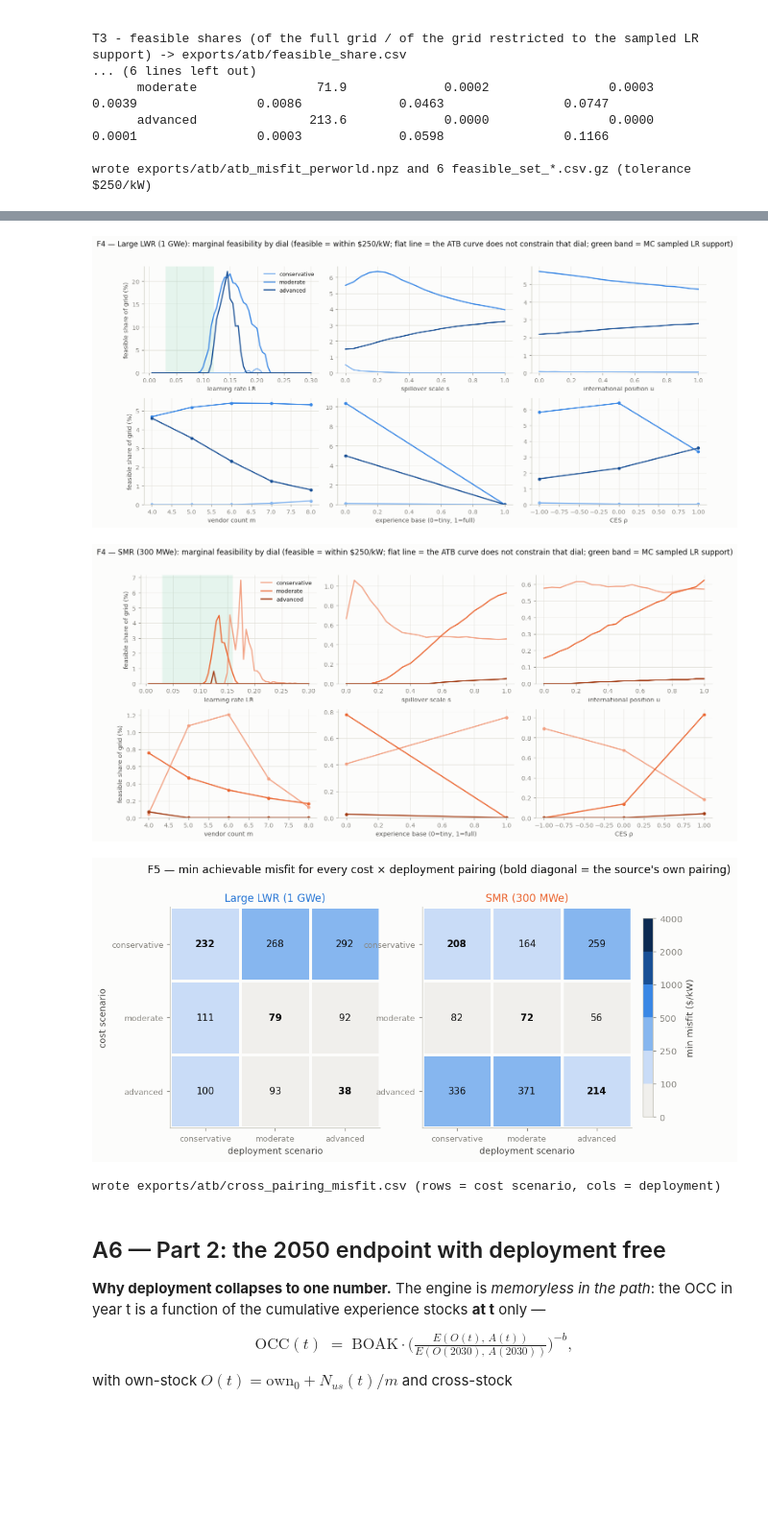
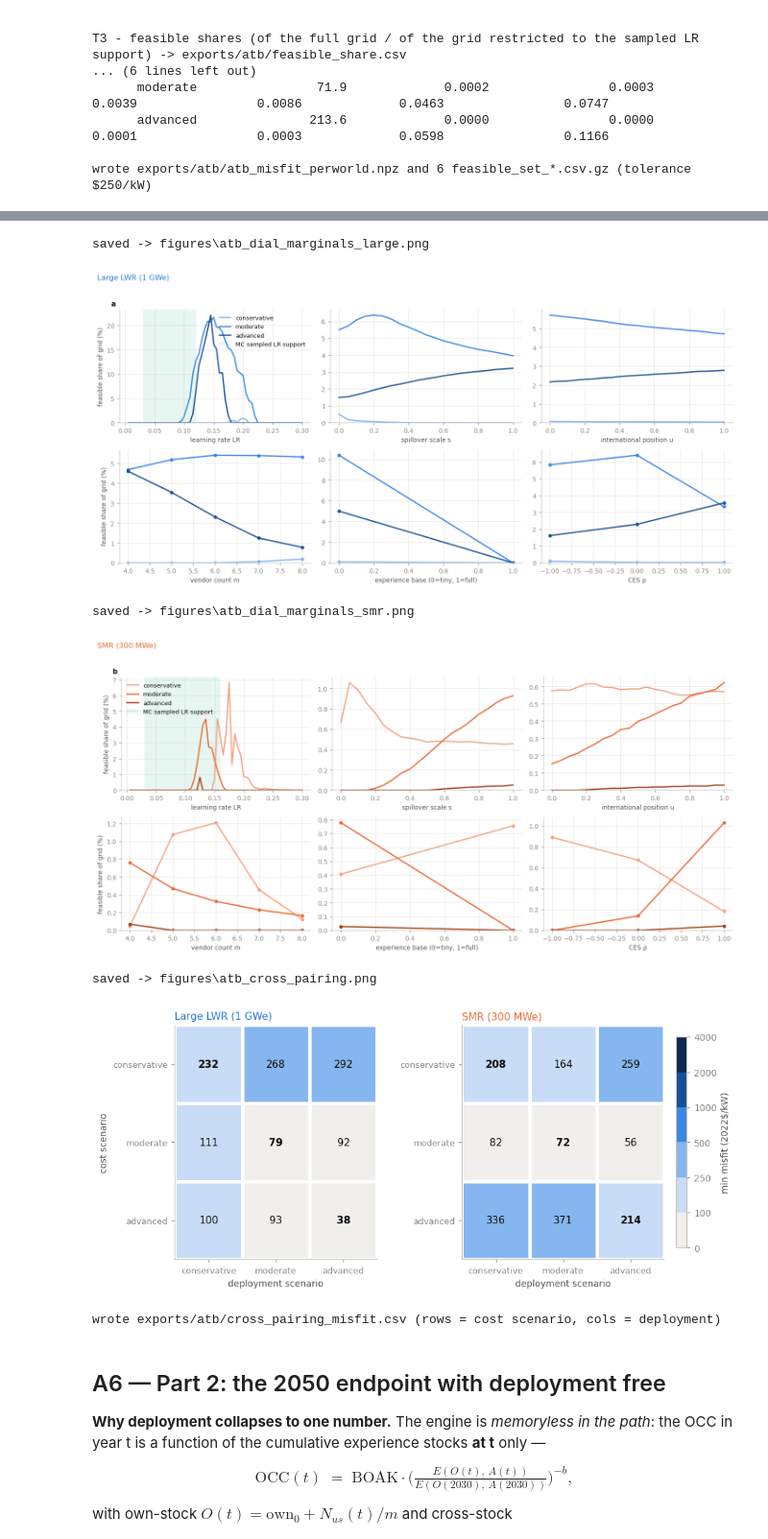
Before and after one commit to Ethan-s-PhD/ReEDS-nuclear-learning, a Jupyter notebook: z-ethan/mc/atb_parameter_space.ipynb, the cells around one changed output, grey strips where cells are left out. Shown at 96% size. Saved outputs shown, nothing was run; the diff lists cells and outputs as text; code cells hidden in the pictures; blank space fills up the shorter version.

```diff
--- a/z-ethan/mc/atb_parameter_space.ipynb
+++ b/z-ethan/mc/atb_parameter_space.ipynb
@@ -463,7 +465,7 @@ ATB_NAME = {"large": "nuclear", "smr": "nuclear-smr"}
 PC_DIR = REPO_ROOT / "inputs" / "plant_characteristics"
 
 def atb_capcost(tech, scen):
-    """ATB 2024 capcost on the YEARS grid ($/kW 2022, IDC-exclusive)."""
+    """ATB 2024 capcost on the YEARS grid (2022$/kW, idc-exclusive)."""
     f = PC_DIR / f"{ATB_NAME[tech]}_ATB_2024_{scen}.csv"
     return pd.read_csv(f).set_index("t")["capcost"].loc[YEARS].to_numpy(float)
 
@@ -829,6 +836,7 @@ for tech in TECH:
             zmin = g[:, conv_val].min(axis=(0, 1, 4))                  # (lr, s)
             pc = ax.pcolormesh(LR_GRID, S21, zmin.T, cmap=CMAP_SEQ, norm=_norm,
                                shading="nearest")
+            ax.grid(False)                                             # house heatmap rule
             if (zmin <= TOL).any():
                 ax.contour(LR_GRID, S21, zmin.T, levels=[TOL], colors=[C_SMR], linewidths=1.6)
             ax.axvspan(TECH[tech]["lr_lo"], TECH[tech]["lr_hi"], color=C_TINY, alpha=0.10, lw=0)
@@ -840,13 +848,17 @@ for tech in TECH:
                 ax.set_ylabel(f"{conv_name}\nspillover scale s")
             if r == 1:
                 ax.set_xlabel("firm-level learning rate LR")
-    handles = [Patch(facecolor=C_TINY, alpha=0.18, label="MC sampled LR support"),
+    # Paper Fig5 panel letters are stamped at source (house rule): the composition's first
+    # panel takes "a"; this figure contributes "b" (large) / "c" (smr).
+    ps.panel_letter(axes[0, 0], "b" if tech == "large" else "c")
+    # Legend glyph matches the drawing: the LR support reads as the dotted edge lines
+    # (the alpha-0.10 span is invisible over the heatmap), so the key shows a dotted line.
+    handles = [Line2D([], [], color=C_TINY, lw=1.0, ls=":", label="MC sampled LR support"),
                Line2D([], [], color=C_SMR, lw=1.6, label=f"${TOL:.0f}/kW feasibility contour")]
     fig.legend(handles=handles, loc="upper right", fontsize=8.5, bbox_to_anchor=(0.99, 1.035))
     cb = fig.colorbar(pc, ax=axes, shrink=0.85, pad=0.015)
-    cb.set_label("min misfit over (u, m, ρ)  ($/kW)")
-    fig.suptitle(f"F3 — where the ATB {TECH_LABEL[tech]} trajectories are reachable: "
-                 "misfit over learning rate × spillover, by experience base", y=1.04)
-    fig.savefig(FIGURES / f"atb_feasible_maps_{tech}.png", dpi=200, bbox_inches="tight")
+    cb.set_label("min misfit over (u, m, ρ)  (2022$/kW)")
+    fig.suptitle(TECH_LABEL[tech], color=TECH_COLOR[tech], x=0.01, ha="left", y=1.04)
+    ps.savefig(fig, FIGURES / f"atb_feasible_maps_{tech}.png")
     plt.show()
 # %% [output]
@@ -874,21 +888,25 @@ for tech in TECH:
                     marker="o" if dial in ("ces_rho", "conv_full", "n_vendors") else None,
                     ms=4, label=scen)
         if dial == "lr":
-            ax.axvspan(TECH[tech]["lr_lo"], TECH[tech]["lr_hi"], color=C_TINY, alpha=0.10, lw=0)
+            ax.axvspan(TECH[tech]["lr_lo"], TECH[tech]["lr_hi"], color=C_TINY, alpha=0.10, lw=0,
+                       label="MC sampled LR support")
         ax.set_xlabel(_XLAB[dial])
         ax.set_ylim(bottom=0)
     axes[0, 0].set_ylabel("feasible share of grid (%)")
     axes[1, 0].set_ylabel("feasible share of grid (%)")
     axes[0, 0].legend(fontsize=8.5)
-    fig.suptitle(f"F4 — {TECH_LABEL[tech]}: marginal feasibility by dial "
-                 f"(feasible = within ${TOL:.0f}/kW; flat line = the ATB curve does not "
-                 "constrain that dial; green band = MC sampled LR support)", y=1.02)
+    fig.suptitle(TECH_LABEL[tech], color=TECH_COLOR[tech], x=0.01, ha="left", y=1.02)
+    # SF16 pastes these two figures side by side; letters are stamped at source ("a" large,
+    # "b" smr) because composition-level letters collided with the tech block titles.
+    ps.panel_letter(axes[0, 0], "a" if tech == "large" else "b")
     fig.tight_layout()
-    fig.savefig(FIGURES / f"atb_dial_marginals_{tech}.png", dpi=200, bbox_inches="tight")
+    ps.savefig(fig, FIGURES / f"atb_dial_marginals_{tech}.png")
     plt.show()
 # %% [output]
+saved -> figures\atb_dial_marginals_large.png
-[figure, old version]
+[figure, new version]
+saved -> figures\atb_dial_marginals_smr.png
-[figure, old version]
+[figure, new version]
 # %%
 # F5 - the 3x3 cross-pairing check: min achievable misfit for every cost x deployment pairing.
 # The matched diagonal should be (near) the row minimum if the source's pairing is coherent;
@@ -901,39 +919,40 @@ for tech in TECH:
             mat[i, j] = misfit(tech, cost_scen, dep_scen).min()
     cross[tech] = mat
 
 fig, axes = plt.subplots(1, 2, figsize=(10.5, 4.2))
 _levels5 = [0, 100, 250, 500, 1000, 2000, 4000]
 _norm5 = BoundaryNorm(_levels5, CMAP_SEQ.N)
 for ax, tech in zip(axes, TECH):
     mat = cross[tech]
     pc = ax.pcolormesh(np.arange(4), np.arange(4), mat, cmap=CMAP_SEQ, norm=_norm5,
                        edgecolors=SURFACE, linewidth=2)
     for i in range(3):
         for j in range(3):
             dark = mat[i, j] >= 500
             ax.text(j + 0.5, i + 0.5, f"{mat[i, j]:,.0f}", ha="center", va="center",
                     fontsize=10, color=SURFACE if dark else INK,
                     fontweight="bold" if i == j else "normal")
     ax.set_xticks(np.arange(3) + 0.5, SCEN_ORDER, fontsize=8.5)
     ax.set_yticks(np.arange(3) + 0.5, SCEN_ORDER, fontsize=8.5)
     ax.set_xlabel("deployment scenario")
     ax.set_ylabel("cost scenario" if tech == "large" else None)
     ax.set_title(TECH_LABEL[tech], color=TECH_COLOR[tech])
     ax.invert_yaxis()
     ax.grid(False)
-fig.colorbar(pc, ax=axes, shrink=0.9, pad=0.02).set_label("min misfit ($/kW)")
-fig.suptitle("F5 — min achievable misfit for every cost × deployment pairing "
-             "(bold diagonal = the source's own pairing)", y=1.03)
-fig.savefig(FIGURES / "atb_cross_pairing.png", dpi=200, bbox_inches="tight")
+# Widen the panel gap so the right panel's scenario tick labels clear the left panel.
+fig.subplots_adjust(wspace=0.42)
+fig.colorbar(pc, ax=axes, shrink=0.9, pad=0.02).set_label("min misfit (2022$/kW)")
+ps.savefig(fig, FIGURES / "atb_cross_pairing.png")
 plt.show()
 
 pd.concat({t: pd.DataFrame(cross[t], index=SCEN_ORDER, columns=SCEN_ORDER).round(0)
            for t in TECH}, names=["tech", "cost_scenario"]) \
     .to_csv(ATB_OUT / "cross_pairing_misfit.csv")
 print("wrote exports/atb/cross_pairing_misfit.csv (rows = cost scenario, cols = deployment)")
 # %% [output]
+saved -> figures\atb_cross_pairing.png
-[figure, old version]
+[figure, new version]
-wrote exports/atb/cross_pairing_misfit.csv (rows = cost scenario, cols = deployment)
+wrote exports/atb/cross_pairing_misfit.csv (rows = cost scenario, cols = deployment)
 # %% [markdown]
 ## A6 — Part 2: the 2050 endpoint with deployment free
 
```
Also changed, not shown: parts of 14 cells of this notebook, 40 other files.
